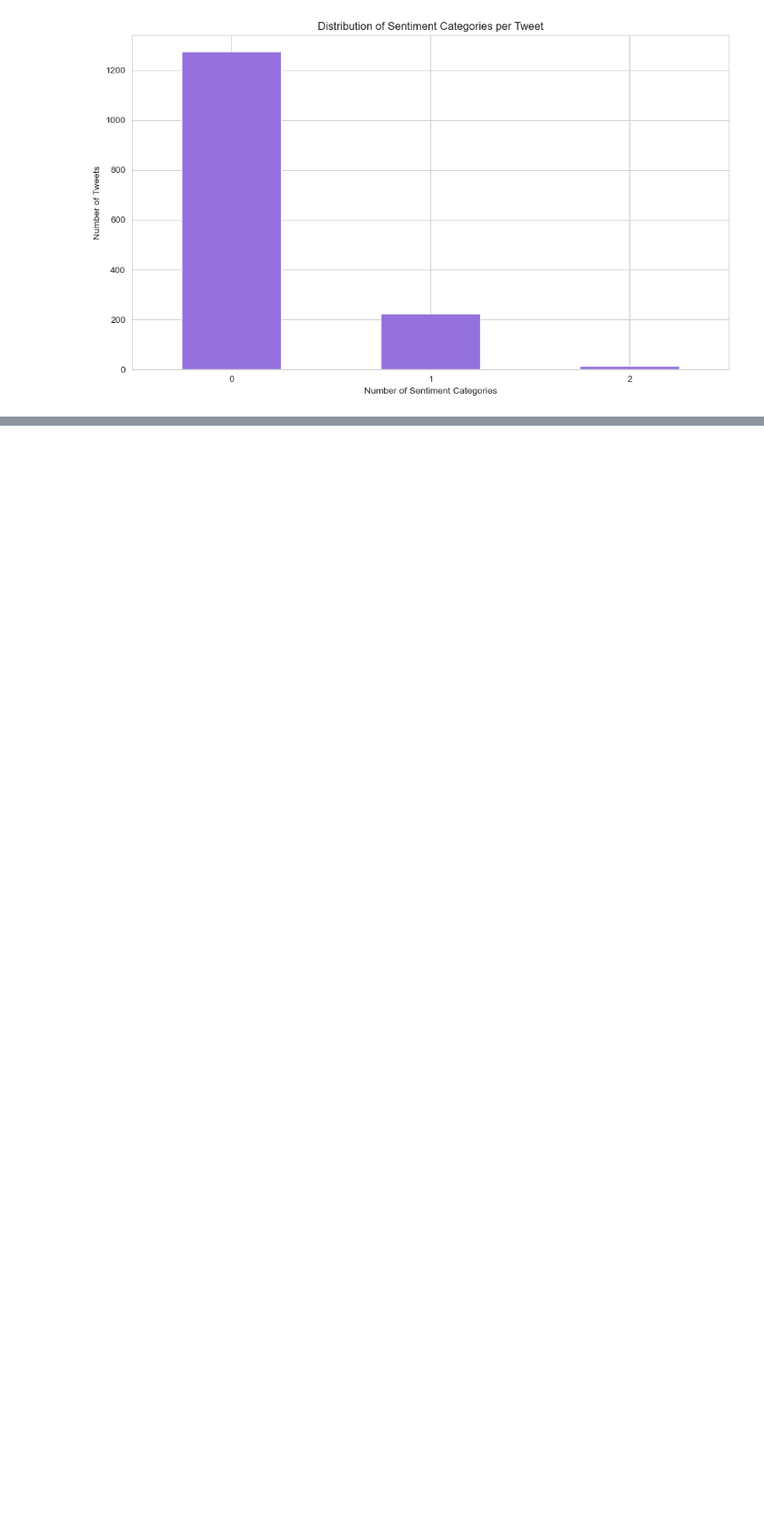
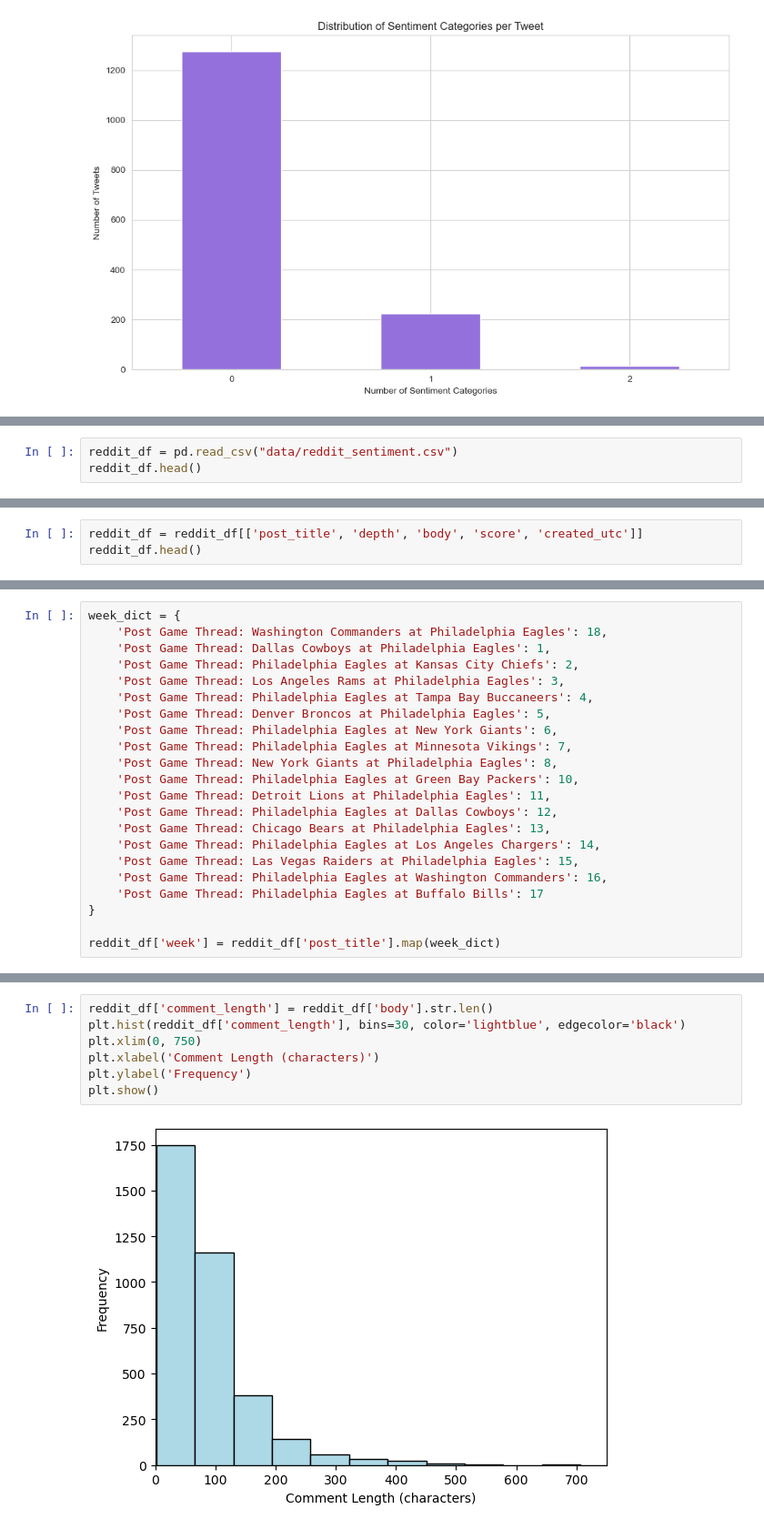
Before and after one commit to ryanjamesyu2/sentiment-performance-connection, a Jupyter notebook: sentiment_data_eda.ipynb, the cells around one changed output, grey strips where cells are left out. Shown at 91% size. Cells and saved outputs as stored; diff of their text form; blank space fills up the shorter version.

Commit message:
Preliminary Reddit EDA

```diff
--- a/sentiment_data_eda.ipynb
+++ b/sentiment_data_eda.ipynb
@@ -294,0 +297,3 @@ Jalen Hurts is the best quarterback in Eagles history. And it kills yall inside
+# %%
+reddit_df = pd.read_csv("data/reddit_sentiment.csv")
+reddit_df.head()
@@ -294,0 +307,3 @@ Jalen Hurts is the best quarterback in Eagles history. And it kills yall inside
+# %%
+reddit_df = reddit_df[['post_title', 'depth', 'body', 'score', 'created_utc']]
+reddit_df.head()
@@ -294,0 +337,22 @@ Jalen Hurts is the best quarterback in Eagles history. And it kills yall inside
+# %%
+week_dict = {
+    'Post Game Thread: Washington Commanders at Philadelphia Eagles': 18,
+    'Post Game Thread: Dallas Cowboys at Philadelphia Eagles': 1,
+    'Post Game Thread: Philadelphia Eagles at Kansas City Chiefs': 2,
+    'Post Game Thread: Los Angeles Rams at Philadelphia Eagles': 3,
+    'Post Game Thread: Philadelphia Eagles at Tampa Bay Buccaneers': 4,
+    'Post Game Thread: Denver Broncos at Philadelphia Eagles': 5,
+    'Post Game Thread: Philadelphia Eagles at New York Giants': 6,
+    'Post Game Thread: Philadelphia Eagles at Minnesota Vikings': 7,
+    'Post Game Thread: New York Giants at Philadelphia Eagles': 8,
+    'Post Game Thread: Philadelphia Eagles at Green Bay Packers': 10,
+    'Post Game Thread: Detroit Lions at Philadelphia Eagles': 11,
+    'Post Game Thread: Philadelphia Eagles at Dallas Cowboys': 12,
+    'Post Game Thread: Chicago Bears at Philadelphia Eagles': 13,
+    'Post Game Thread: Philadelphia Eagles at Los Angeles Chargers': 14,
+    'Post Game Thread: Las Vegas Raiders at Philadelphia Eagles': 15,
+    'Post Game Thread: Philadelphia Eagles at Washington Commanders': 16,
+    'Post Game Thread: Philadelphia Eagles at Buffalo Bills': 17
+}
+
+reddit_df['week'] = reddit_df['post_title'].map(week_dict)
@@ -294,0 +373,9 @@ Jalen Hurts is the best quarterback in Eagles history. And it kills yall inside
+# %%
+reddit_df['comment_length'] = reddit_df['body'].str.len()
+plt.hist(reddit_df['comment_length'], bins=30, color='lightblue', edgecolor='black')
+plt.xlim(0, 750)
+plt.xlabel('Comment Length (characters)')
+plt.ylabel('Frequency')
+plt.show()
+# %% [output]
+[figure, added]
```
Also changed, not shown: parts of 15 cells of this notebook, 1 other file.
